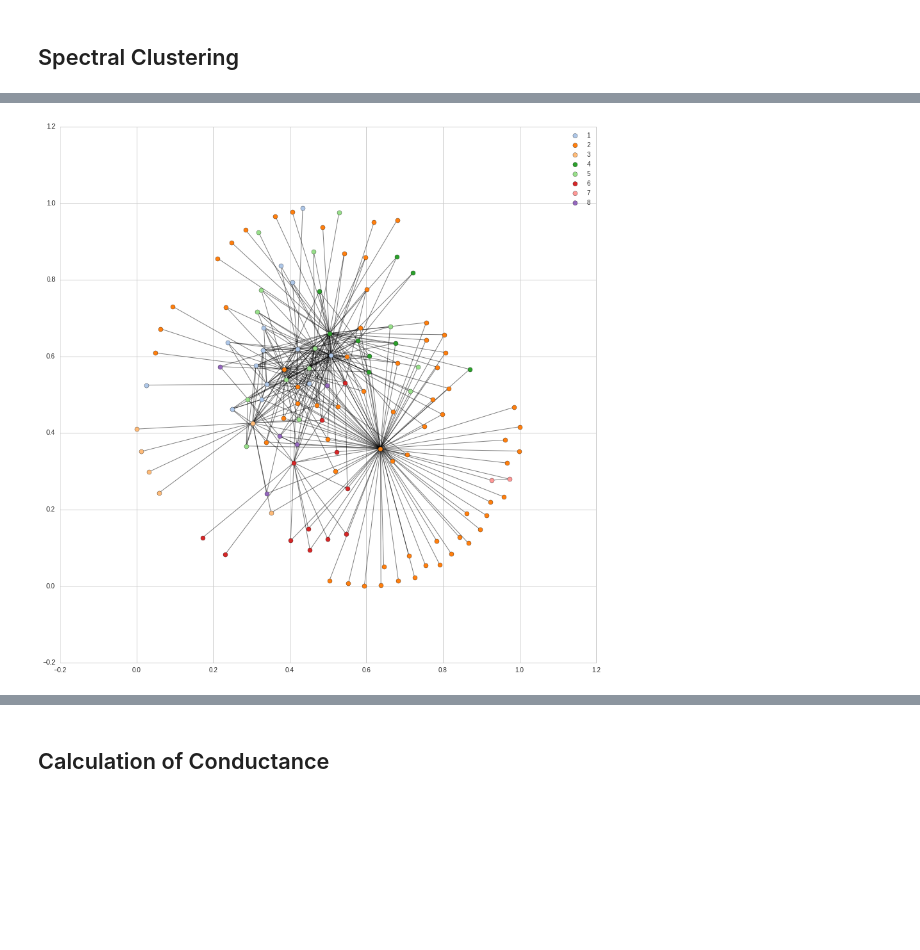
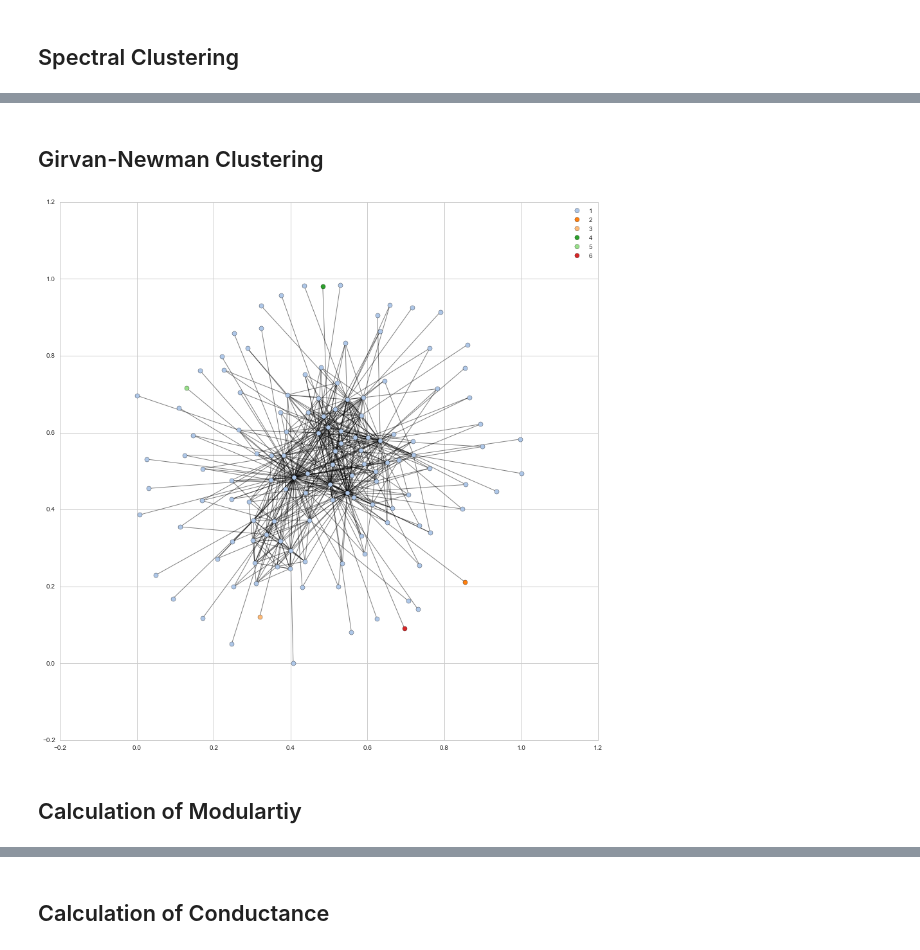
Before and after one commit to mydu/bilateral-vis, a Jupyter notebook: data-processing.ipynb, the cells around one changed output, grey strips where cells are left out. Cells and saved outputs as stored; diff of their text form; code cells hidden in the pictures; blank space fills up the shorter version.

```diff
--- a/data-processing.ipynb
+++ b/data-processing.ipynb
@@ -141,14 +139,28 @@ for i in range(len(eig_val)):
 # %%
 X = selected_vec
 # %%
-cluster_km = KMeans(n_clusters = 8,max_iter = 10000,tol = 0.00000001)
+cluster_km = KMeans(n_clusters = k_community,max_iter = 10000,tol = 0.00000001)
 features_spectre = X
 cluster_km.fit(features_spectre)
 pred = cluster_km.predict(X)
 
-dict_predict = {}
+dict_predict_spec = {}
 for i in range(len(G.nodes())):
-    dict_predict.update(
+    dict_predict_spec.update(
     {
             G.nodes()[i] : int(pred[i])
         })
+
+plt.figure(figsize = [15,15])
+count = 0
+for com in set(dict_predict_spec.values()) :
+    count = count + 1
+    list_nodes = [nodes for nodes in dict_predict_spec.keys()
+                                if dict_predict_spec[nodes] == com]
+    nx.draw_networkx_nodes(G, pos, list_nodes, node_size = 50,
+                                node_color = colors[count],label = count)
+
+plt.legend()
+nx.draw_networkx_edges(G,pos, alpha=0.5)
+
+plt.show()
@@ -157,16 +169,47 @@ for i in range(len(G.nodes())):
+# %% [markdown]
+## Girvan-Newman Clustering
 # %%
+import centrality
+import itertools
+
+comp = centrality.girvan_newman(G)
+
+limited = itertools.takewhile(lambda c: len(c) <= k_community, comp)
+ls=[]
+depth=0
+dict_predict_newman = {}
+for communities in limited:
+#     ls += [list(sorted(c) for c in communities)]
+#     print(list(sorted(c) for c in communities))
+    depth+=1
+    if depth==k_community-1:
+        for i in range(len(communities)):
+            for d in communities[i]:
+                dict_predict_newman.update({
+                        d:i
+                    })
+
+community_louvain.modularity(dict_predict_newman,G)
+
 plt.figure(figsize = [15,15])
 count = 0
-for com in set(dict_predict.values()) :
+pos = nx.fruchterman_reingold_layout(G)
+colors = ['#1f77b4','#aec7e8','#ff7f0e','#ffbb78','#2ca02c','#98df8a','#d62728'\
+          ,'#ff9896','#9467bd','#c5b0d5','#8c564b','#c49c94','#e377c2','#f7b6d2'\
+          '#7f7f7f','#c7c7c7','#bcbd22','#dbdb8d','#17becf','#9edae5']
+
+for com in set(dict_predict_newman.values()) :
     count = count + 1
-    list_nodes = [nodes for nodes in dict_predict.keys()
-                                if dict_predict[nodes] == com]
+    list_nodes = [nodes for nodes in dict_predict_newman.keys()
+                                if dict_predict_newman[nodes] == com]
     nx.draw_networkx_nodes(G, pos, list_nodes, node_size = 50,
                                 node_color = colors[count],label = count)
 
 plt.legend()
 nx.draw_networkx_edges(G,pos, alpha=0.5)
 
 plt.show()
 # %% [output]
-[figure, old version]
+[figure, new version]
+# %% [markdown]
+## Calculation of Modulartiy
```
Also changed, not shown: parts of 38 cells of this notebook.
